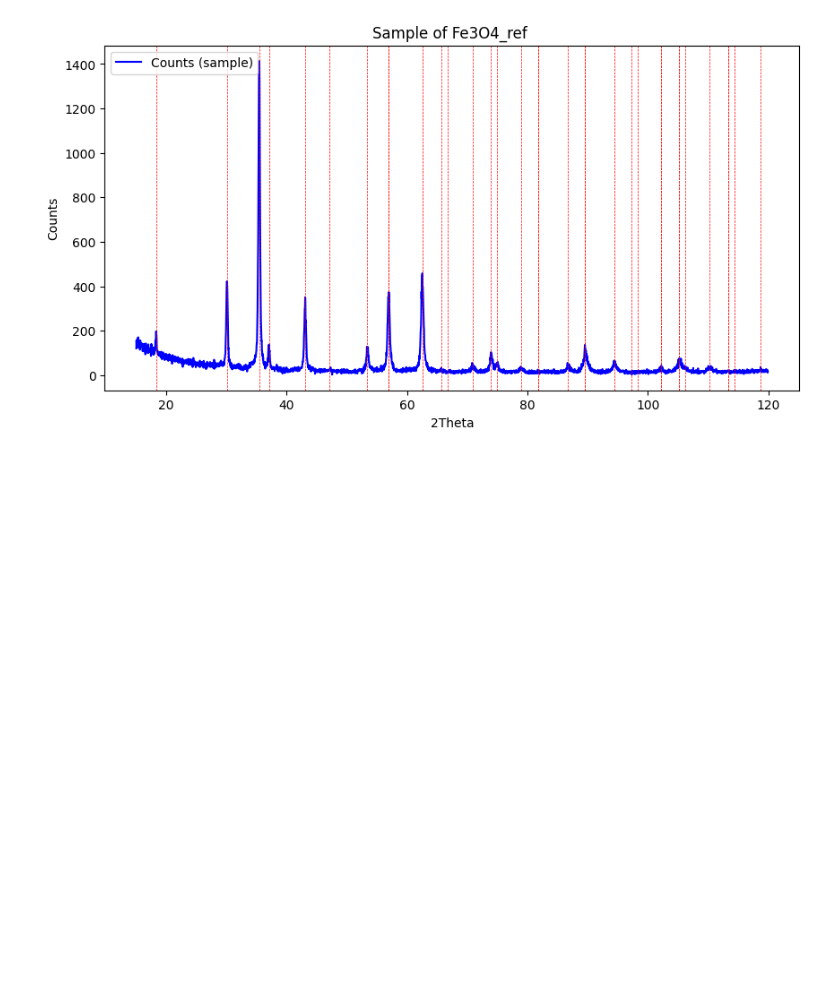
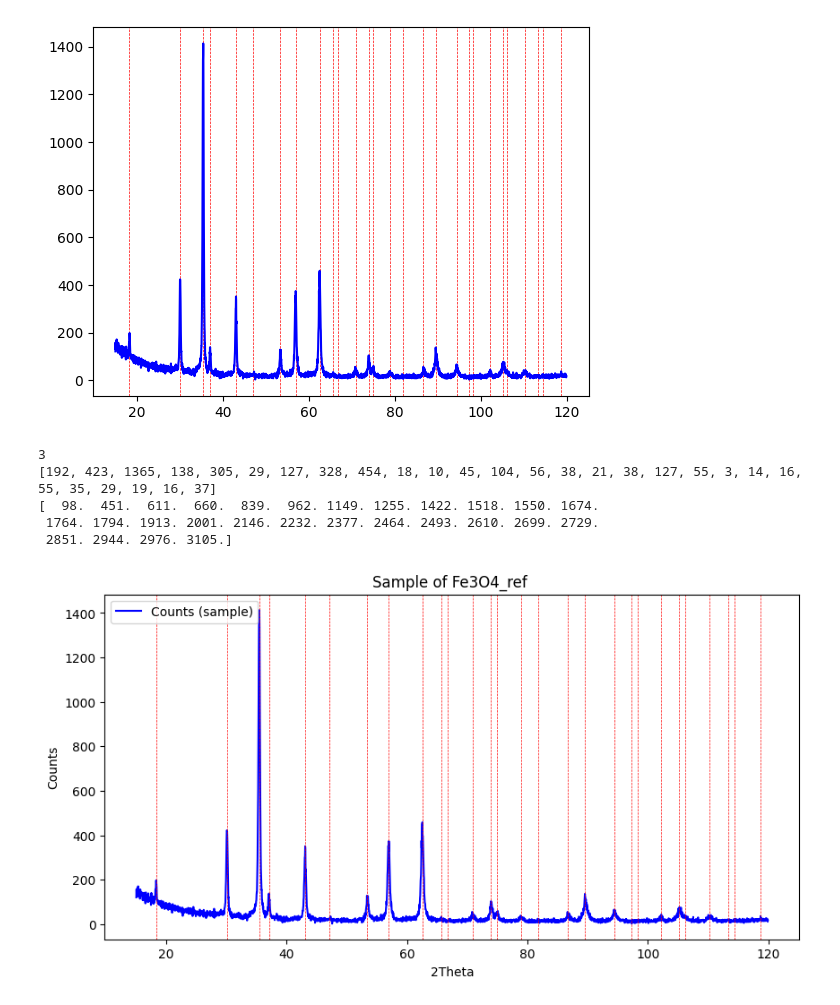
Before and after one commit to natkurdz/XRD-AI, a Jupyter notebook: testing_sample.ipynb, the cells around one changed output. Cells and saved outputs as stored; diff of their text form; code cells hidden in the pictures; blank space fills up the shorter version.

Commit message:
Peaks finding and gauss

```diff
--- a/testing_sample.ipynb
+++ b/testing_sample.ipynb
@@ -94,8 +113,54 @@ def checking_part_of_plot(counts,theta_start,theta_stop,two_theta,a):
+# %%
+def find_counts_of_peaks(counts,two_theta,theta_start,theta_stop):
+    step = len(counts)
+    N = ((theta_stop - theta_start)/step)
+    x = np.arange(theta_start, theta_stop, N)
+    peaks = np.zeros(len(two_theta))
+    for i in range(len(two_theta)):
+        peaks[i] = (two_theta[i]-theta_start)/N
+    # print(peaks)
+    # print(counts)
+    # for i in range(len(peaks)):
+    #     plt.axvline(peaks[i],color='red', linestyle='--', linewidth=0.5)
+    # plt.plot(counts)
+    # plt.show()
+    for i in range(len(peaks)):
+        if peaks[i]-int(peaks[i])>0.5:
+            peaks[i] = int(peaks[i]+1)
+        else:
+            peaks[i] = int(peaks[i])
+    # print(peaks)
+    return peaks
 # %%
 uvw_xy, kalpha1,kalpha2,theta_start,theta_stop,path, counts, start_step_end, counts_bac,name,hkl_plus= read_data()
 h,k,l,mult,sinT_lamb,two_theta,fwhm,f2,sf2 = read_data_of_hkl(hkl_plus)
+theta = []
+#pozbycie się powielonych danych
+for i in range(len(two_theta)-1):
+    if abs(two_theta[i]-two_theta[i+1])<0.001:
+        continue
+    else:
+        theta.append(two_theta[i])
+if two_theta[-1] not in theta:
+    theta.append(two_theta[-1])
+two_theta = theta
+
 # plot_sample__bac(counts,counts_bac,name,theta_start,theta_stop,True)
 # checking_part_of_plot(counts,theta_start,theta_stop,two_theta)
+peak_index = find_counts_of_peaks(counts,two_theta,theta_start,theta_stop)
+peak_count = part_of_plot(counts,theta_start,theta_stop,peak_index)
+
+
+print(min(peak_count))
+print(peak_count)
+print(peak_index)
+# %% [output]
+[figure, added]
+3
+[192, 423, 1365, 138, 305, 29, 127, 328, 454, 18, 10, 45, 104, 56, 38, 21, 38, 127, 55, 3, 14, 16, 55, 35, 29, 19, 16, 37]
+[  98.  451.  611.  660.  839.  962. 1149. 1255. 1422. 1518. 1550. 1674.
+ 1764. 1794. 1913. 2001. 2146. 2232. 2377. 2464. 2493. 2610. 2699. 2729.
+ 2851. 2944. 2976. 3105.]
 # %%
 plot_with_theta_sample(counts,name,theta_start,theta_stop,two_theta)
 # %% [output]
```
Also changed, not shown: parts of 7 cells of this notebook, 1 other file.
